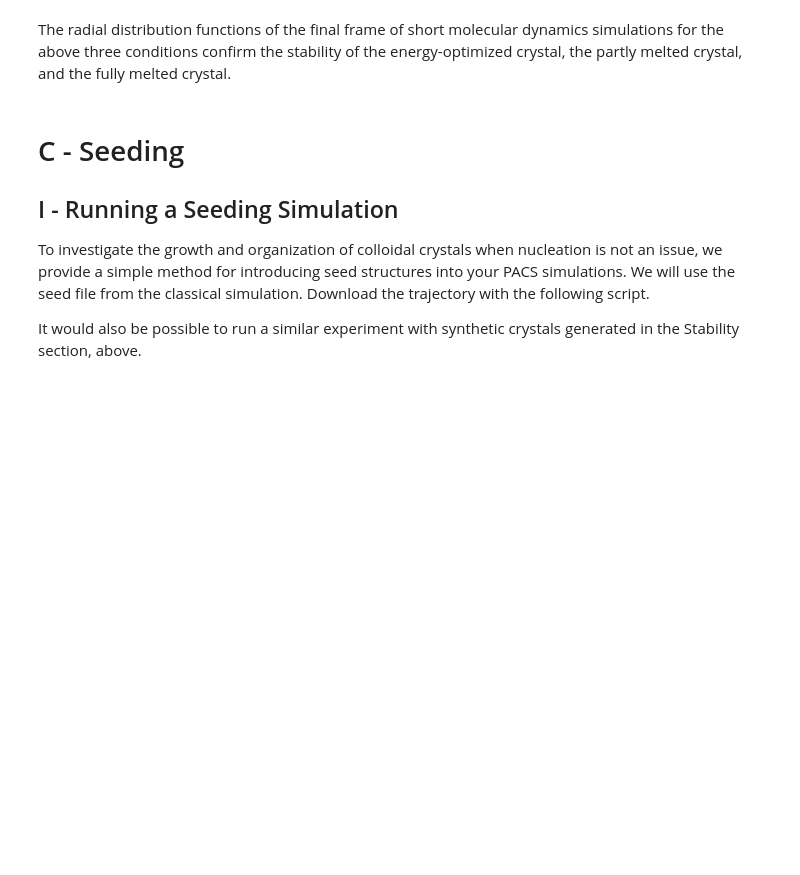
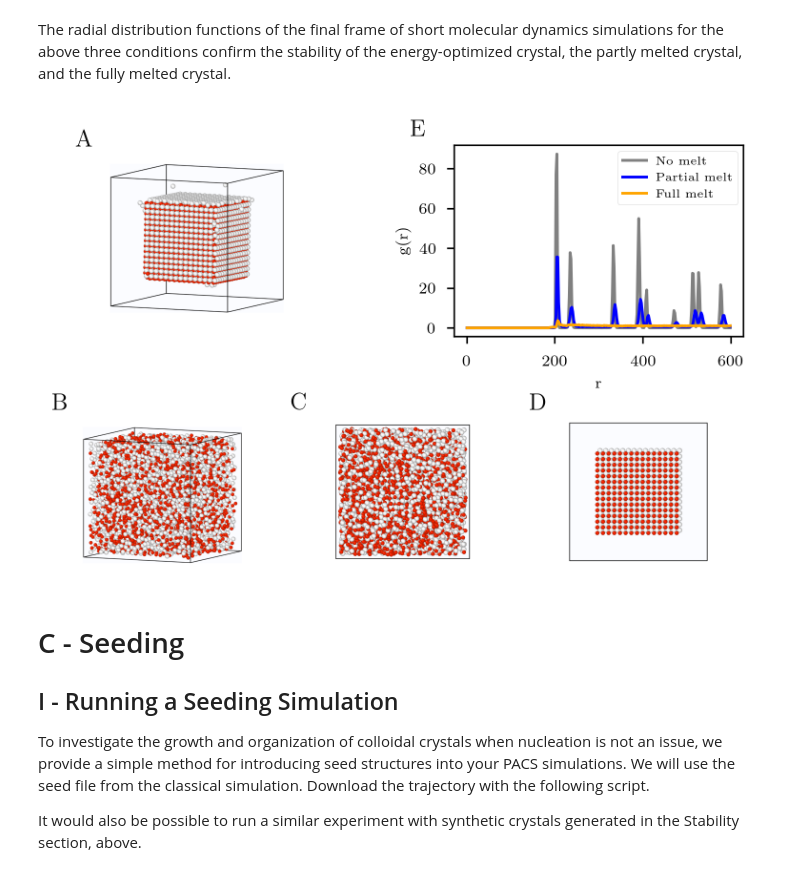
Before and after one commit to PhilippHoellmer/PACSim, a Jupyter notebook: cookbook/Tutorial.ipynb, the cells around one changed output. Cells and saved outputs as stored; diff of their text form; code cells hidden in the pictures; blank space fills up the shorter version.

Commit message:
all figures mostly final

```diff
--- a/cookbook/Tutorial.ipynb
+++ b/cookbook/Tutorial.ipynb
@@ -538,21 +538,64 @@ The radial distribution functions of the final frame of short molecular dynamics
 # %%
 os.chdir(f'{base_dir}/Stability/Outputs')
 
 rdf_no_melt = generate_rdf("final_frame.gsd")
 rdf_some_melt = generate_rdf("final_frame_melt_some.gsd")
 rdf_full_melt = generate_rdf("final_frame_melt_all.gsd")
 
 r1, g1 = rdf_no_melt
 r2, g2 = rdf_some_melt
 r3, g3 = rdf_full_melt
 
 plt.plot(r1, g1, label="No melt", color='gray')
 plt.plot(r2, g2, label="Partial melt", color='blue')
 plt.plot(r3, g3, label="Full melt", color='orange')
+plt.tight_layout()
+
+# Create a new figure for the layout
+fig = plt.gcf()
+fig.set_size_inches(fig_width * 1.5, fig_height * 1.5)
+
+# Get current axes and convert to inset
+ax_main = plt.gca()
+ax_rdf = fig.add_axes([0.55, 0.55, 0.4, 0.4])  # top right
+
+# Redraw RDF on new axes
+ax_rdf.plot(r1, g1, label="No melt", color='gray')
+ax_rdf.plot(r2, g2, label="Partial melt", color='blue')
+ax_rdf.plot(r3, g3, label="Full melt", color='orange')
+ax_rdf.set_xlabel("r")
+ax_rdf.set_ylabel("g(r)")
+ax_rdf.legend(fontsize=6)
+ax_rdf.text(-0.15, 1.05, 'E', transform=ax_rdf.transAxes, fontsize=12, fontweight='bold')
+
+# Clear main axes and add images
+ax_main.clear()
+ax_main.axis('off')
+
+# Image positions: top left and three along bottom
+image_positions = [
+    (0.02, 0.58, 0.35, 0.35),   # top left - A
+    (0.02, 0.05, 0.25, 0.35),   # bottom left - B
+    (0.35, 0.05, 0.25, 0.35),   # bottom center - C
+    (0.68, 0.05, 0.25, 0.35),   # bottom right - D
+]
+
+labels = ['A', 'B', 'C', 'D']
+
+stability_image_dir = os.path.join(base_dir, "Stability/Images")
+stability_images = find_images(stability_image_dir)[:4]
+
+for (x, y, w, h), label, img_path in zip(image_positions, labels, stability_images):
+    inset = fig.add_axes([x, y, w, h])
+    inset.imshow(plt.imread(img_path))
+    inset.axis('off')
+    inset.text(-0.1, 1.05, label, transform=inset.transAxes, fontsize=12, fontweight='bold')
+
 plt.xlabel("r")
 plt.ylabel("g(r)")
-plt.legend()
 plt.show()
+# %% [output]
+[figure, added]
 # %% [markdown]
 # C - Seeding
 
```
Also changed, not shown: parts of 1 cell of this notebook, 5 other files.
